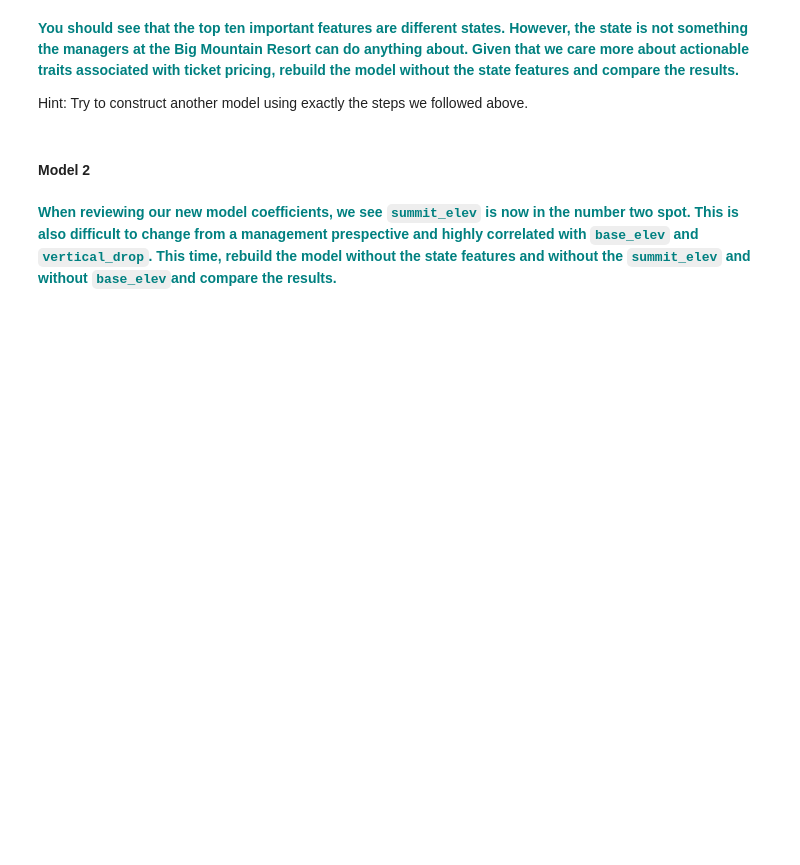
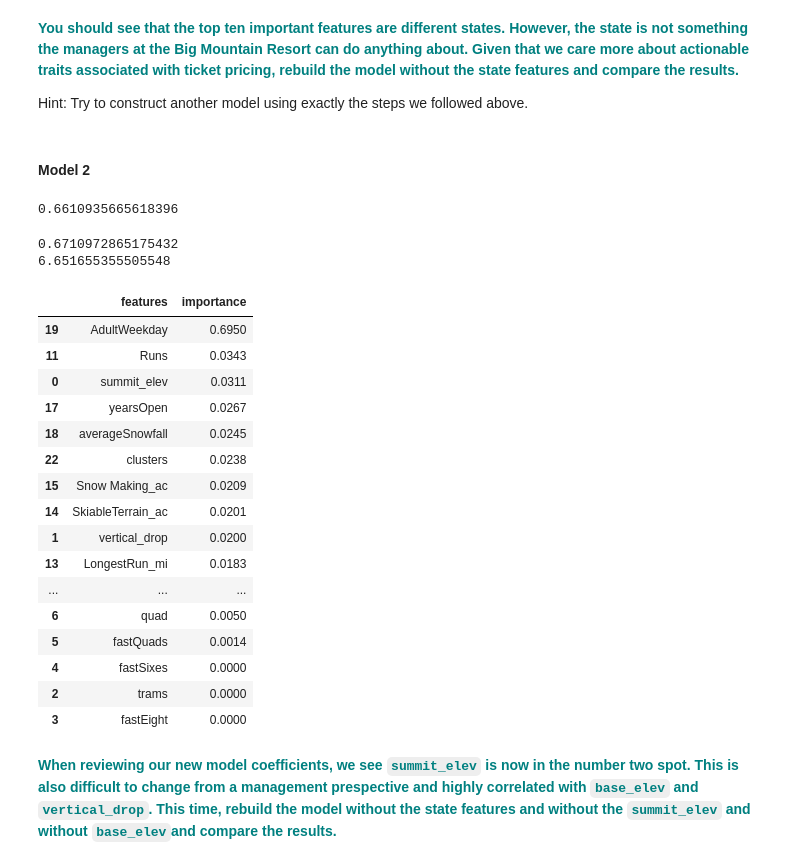
Before and after one commit to lokinSai/SpringBoardRepo, a Jupyter notebook: GuidedCapstoneStep4 and step5HL.ipynb, the cells around one changed output. Cells and saved outputs as stored; diff of their text form; code cells hidden in the pictures; blank space fills up the shorter version.

Commit message:
updated file with modelling part

```diff
--- a/GuidedCapstoneStep4 and step5HL.ipynb
+++ b/GuidedCapstoneStep4 and step5HL.ipynb
@@ -65,9 +82,10 @@ Hint: you can see an example of how to execute this in Aiden's article on prepro
 # %%
 # dfo = df.select_dtypes(include=['object']) # select object type columns
 # df = pd.concat([df.drop(dfo, axis=1), pd.get_dummies(dfo)], axis=1)
+state_dummy = pd.get_dummies(df.state)
 
-df = pd.concat([df.drop('state', axis=1), pd.get_dummies('state')], axis=1)
-df = df.drop([0])
+df = pd.concat([df.drop(['state'], axis=1), state_dummy], axis=1)
+# df = df.drop([0])
 # %%
 df.head()
 # %% [output]
@@ -183,3 +232,28 @@ Hint: make sure to review the absolute value of the coefficients, because the ad
 Hint: Try to construct another model using exactly the steps we followed above.
 # %% [markdown]
 #### Model 2
+# %%
+# first we import the preprocessing package from the sklearn library
+from sklearn import preprocessing
+
+# Declare an explanatory variable, called X,and assign it the result of dropping 'Name' and 'AdultWeekend' from the df
+X_rs = df_remove_state.drop(['Name','AdultWeekend'], axis=1)
+
+# Declare a response variable, called y, and assign it the AdultWeekend column of the df
+y_rs = df_remove_state.AdultWeekend
+
+# Here we use the StandardScaler() method of the preprocessing package, and then call the fit() method with parameter X
+scaler = preprocessing.StandardScaler().fit(X_rs)
+
+# Declare a variable called X_scaled, and assign it the result of calling the transform() method with parameter X
+X_scaled=scaler.transform(X_rs)
+# %%
+# Import the train_test_split function from the sklearn.model_selection utility.
+from sklearn.model_selection import train_test_split
+
+# Get the 1-dimensional flattened array of our response variable y by calling the ravel() function on y
+y_rs = y_rs.ravel()
+
+# Call the train_test_split() function with the first two parameters set to X_scaled and y
+# Declare four variables, X_train, X_test, y_train and y_test separated by commas
+X_train_rs, X_test_rs, y_train_rs, y_test_rs = train_test_split(X_rs, y_rs, test_size=0.25, random_state=1)
@@ -185,0 +262,6 @@ Hint: Try to construct another model using exactly the steps we followed above.
+# %%
+regressor = RandomForestRegressor(random_state=0, n_estimators=200)
+regressor.fit(X_train_rs, y_train_rs)
+regressor.score(X_test_rs, y_test_rs)
+# %% [output]
+0.6610935665618396
@@ -186,3 +275,34 @@ Hint: Try to construct another model using exactly the steps we followed above.
+# %%
+print(var_rs)
+print(mae_rs)
+# %% [output]
+0.6710972865175432
+6.651655355505548
+# %%
+features, importance = [], []
+for feat, imp in zip(X.columns, regressor.feature_importances_):-
+    features.append(feat)
+    importance.append(round(imp, 4))
+
+pd.DataFrame({"features":features, "importance": importance}).sort_values(by=['importance'], ascending = False)
+# %% [output]
+|  | features | importance |
+| 19 | AdultWeekday | 0.6950 |
+| 11 | Runs | 0.0343 |
+| 0 | summit_elev | 0.0311 |
+| 17 | yearsOpen | 0.0267 |
+| 18 | averageSnowfall | 0.0245 |
+| 22 | clusters | 0.0238 |
+| 15 | Snow Making_ac | 0.0209 |
+| 14 | SkiableTerrain_ac | 0.0201 |
+| 1 | vertical_drop | 0.0200 |
+| 13 | LongestRun_mi | 0.0183 |
+| ... | ... | ... |
+| 6 | quad | 0.0050 |
+| 5 | fastQuads | 0.0014 |
+| 4 | fastSixes | 0.0000 |
+| 2 | trams | 0.0000 |
+| 3 | fastEight | 0.0000 |
 # %% [markdown]
 **<font color='teal'> When reviewing our new model coefficients, we see `summit_elev` is now in the number two spot. This is also difficult to change from a management prespective and highly correlated with `base_elev` and `vertical_drop`.  This time, rebuild the model without the state features and without the `summit_elev` and without `base_elev`and compare the results. </font>**
 # %% [markdown]
```
Also changed, not shown: parts of 23 cells of this notebook.
